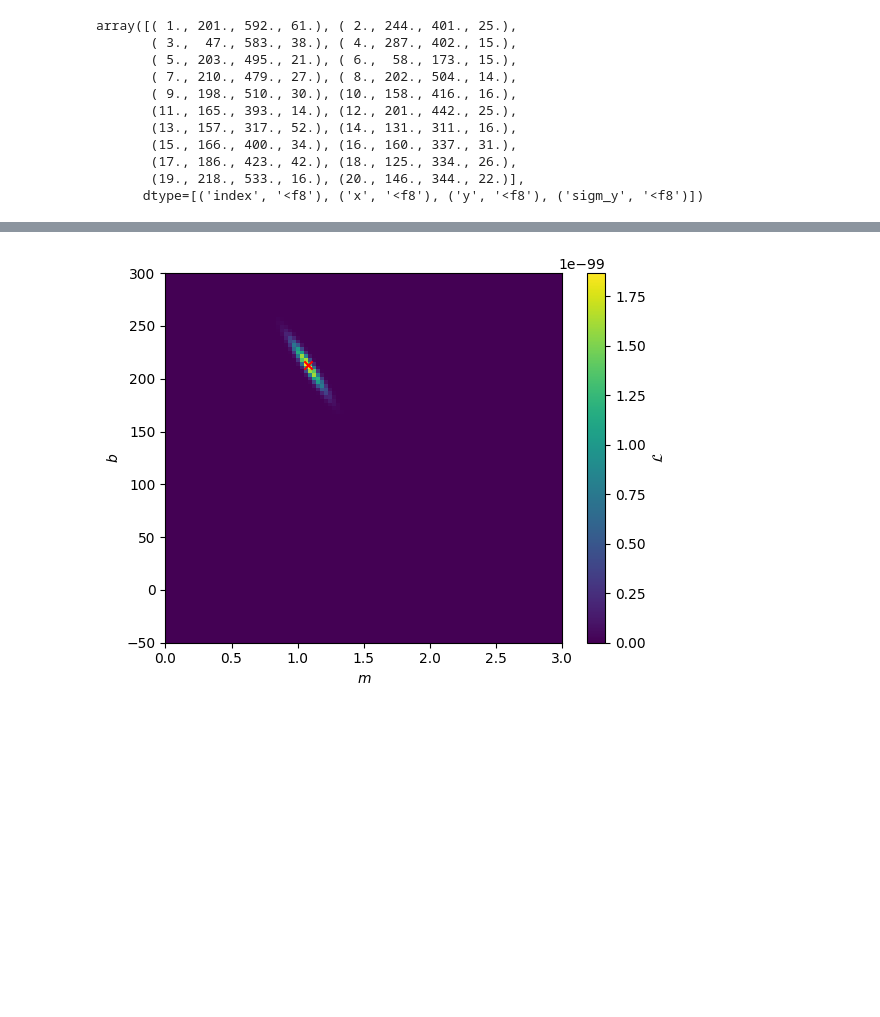
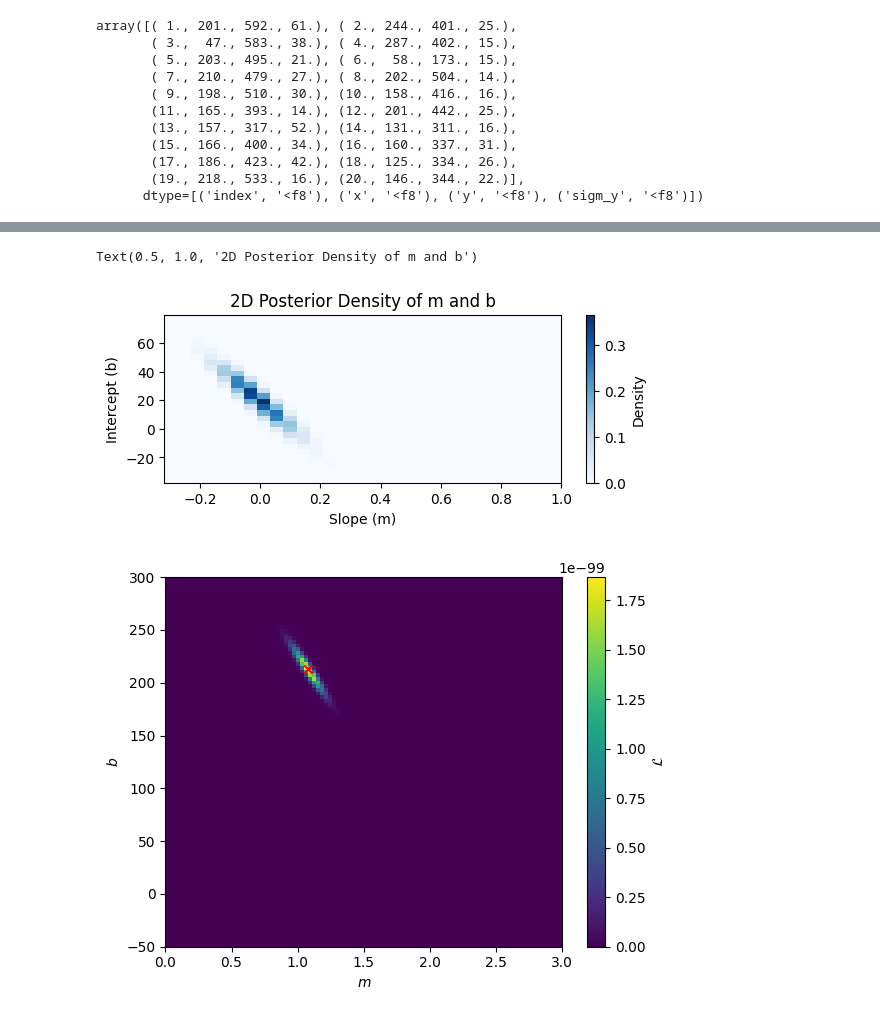
Before and after one commit to R-bna/sci-comp-ii-fall24, a Jupyter notebook: Working/HW4 metropolis sampling.ipynb, the cells around one changed output, grey strips where cells are left out. Saved outputs shown, nothing was run; the diff lists cells and outputs as text; code cells hidden in the pictures; blank space fills up the shorter version.

```diff
--- a/Working/HW4 metropolis sampling.ipynb
+++ b/Working/HW4 metropolis sampling.ipynb
@@ -124,2 +135,12 @@ plt.show()
 # %%
 from scipy.optimize import minimize
+# %%
+plt.subplot(2, 1, 1)
+plt.hist2d(chain_m, chain_b, bins=30, cmap='Blues', density=True)
+plt.colorbar(label='Density')
+plt.xlabel('Slope (m)')
+plt.ylabel('Intercept (b)')
+plt.title('2D Posterior Density of m and b')
+# %% [output]
+Text(0.5, 1.0, '2D Posterior Density of m and b')
+[figure, added]
```
Also changed, not shown: parts of 13 cells of this notebook.
